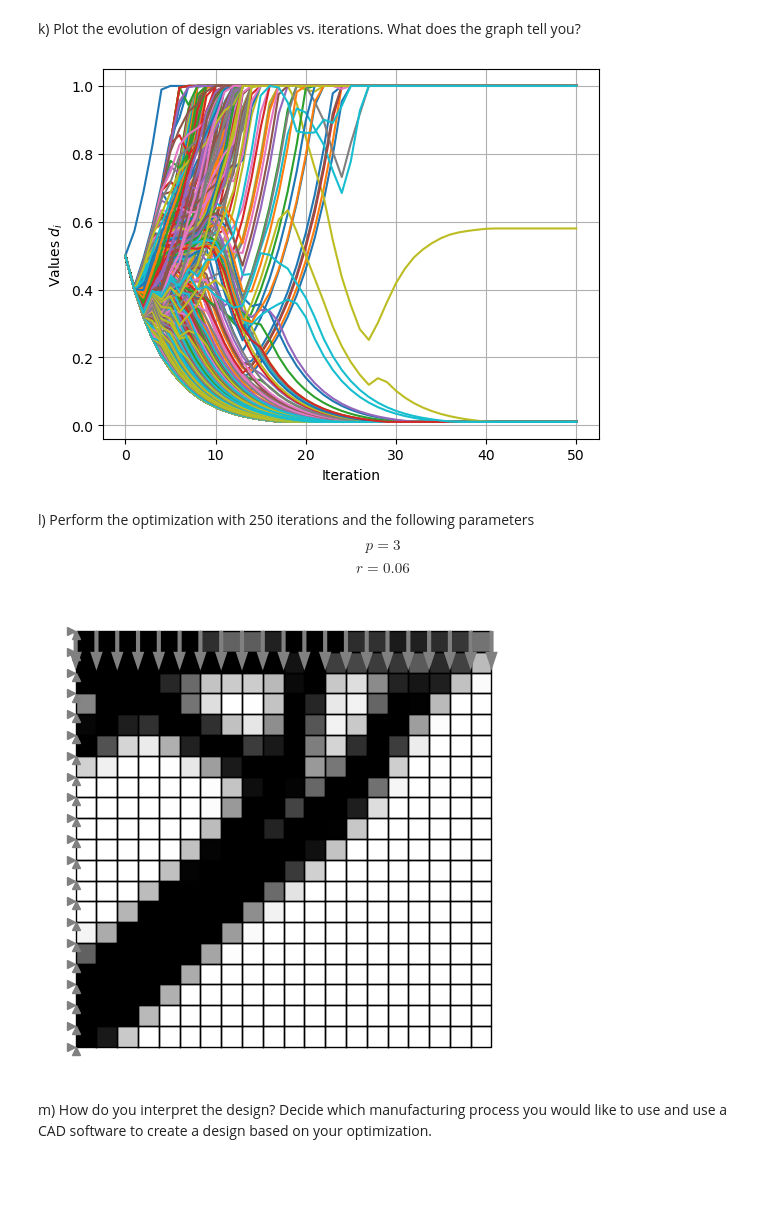
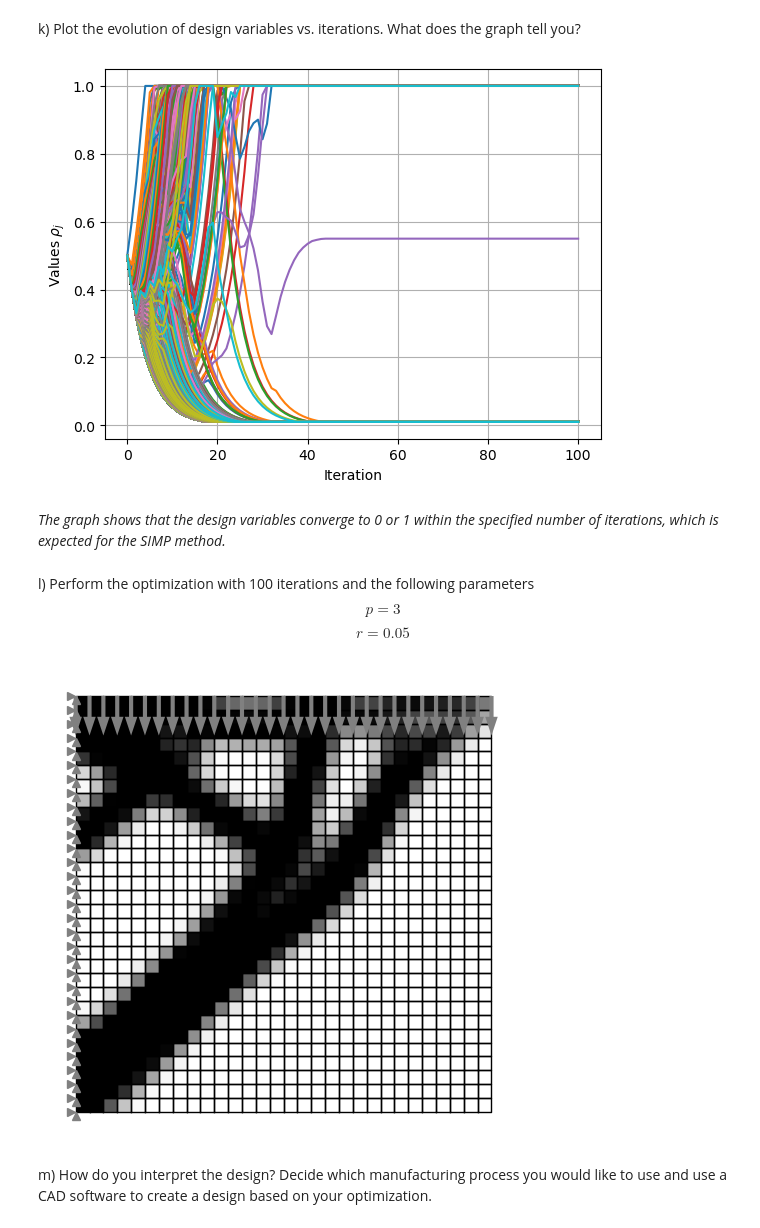
Before and after one commit to meyer-nils/structural_optimization, a Jupyter notebook: notebooks/exercise_09_topology.ipynb, the cells around one changed output. Cells and saved outputs as stored; diff of their text form; code cells hidden in the pictures; blank space fills up the shorter version.

```diff
--- a/notebooks/exercise_09_topology.ipynb
+++ b/notebooks/exercise_09_topology.ipynb
@@ -20,7 +21,7 @@ This is the planar FEM model from last exercise with an increased number of elem
 material = IsotropicPlaneStress(E=1000.0, nu=0.3)
 
 # Create nodes
-N = 20
+N = 30
 n1 = torch.linspace(0.0, 1, N + 1)
 n2 = torch.linspace(0.0, 1, N + 1)
 n1, n2 = torch.stack(torch.meshgrid(n1, n2, indexing="xy"))
@@ -117,7 +118,7 @@ g) Define a function `g(mu)` that evaluates the volume constraint. *Hints*: Use
 
 h) Use the bisection method to find the Lagrange parameter that satisfies the volume constraint.
 # %%
-def optimize(fem, rho_0, rho_min, rho_max, V_0, iter=50, xi=0.5, m=0.2, p=1.0, r=0.0):
+def optimize(fem, rho_0, rho_min, rho_max, V_0, iter=100, xi=0.5, m=0.2, p=1.0, r=0.0):
     k0 = torch.einsum("i,ijk->ijk", 1.0 / fem.thickness, fem.k())
     rho = [rho_0]
     vols = d * compute_areas(fem)
@@ -193,23 +194,23 @@ square.plot(element_property=d_opt[-1], cmap="gray_r")
 # %% [markdown]
 k) Plot the evolution of design variables vs. iterations. What does the graph tell you?
 # %%
-import matplotlib.pyplot as plt
-
 plt.plot(torch.stack(d_opt).detach())
 plt.xlabel("Iteration")
-plt.ylabel("Values $d_i$")
+plt.ylabel("Values $ρ_j$")
 plt.grid()
 # %% [output]
-[figure, old version]
+[figure, new version]
+# %% [markdown]
+*The graph shows that the design variables converge to 0 or 1 within the specified number of iterations, which is expected for the SIMP method.*
 # %% [markdown]
-l) Perform the optimization with 250 iterations and the following parameters
+l) Perform the optimization with 100 iterations and the following parameters
 $$p=3$$
-$$r=0.06$$
+$$r=0.05$$
 # %%
 # Optimize and visualize results
-d_opt = optimize(square, rho_0, rho_min, rho_max, V0, iter=250, p=3.0, r=0.06)
+d_opt = optimize(square, rho_0, rho_min, rho_max, V0, p=3.0, r=0.05)
 square.plot(element_property=d_opt[-1], cmap="gray_r")
 # %% [output]
-[figure, old version]
+[figure, new version]
 # %% [markdown]
 m) How do you interpret the design? Decide which manufacturing process you would like to use and use a CAD software to create a design based on your optimization.
```
Also changed, not shown: parts of 6 cells of this notebook, 1 other file.
